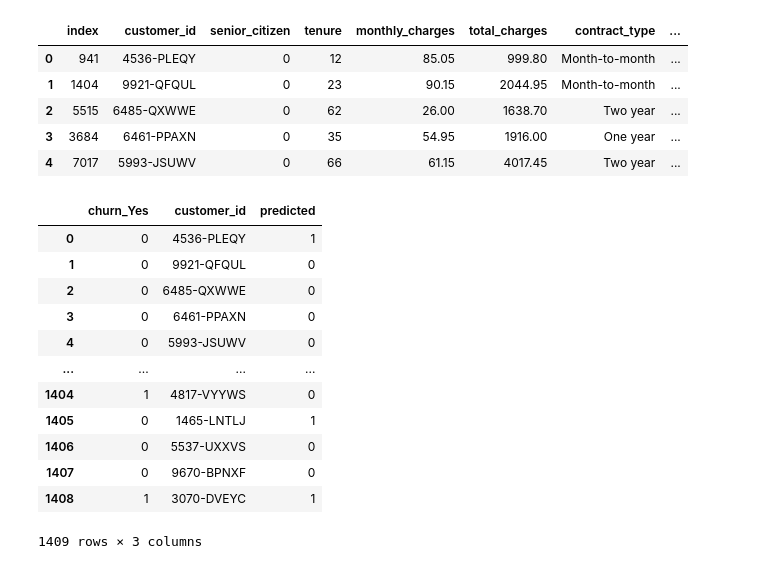
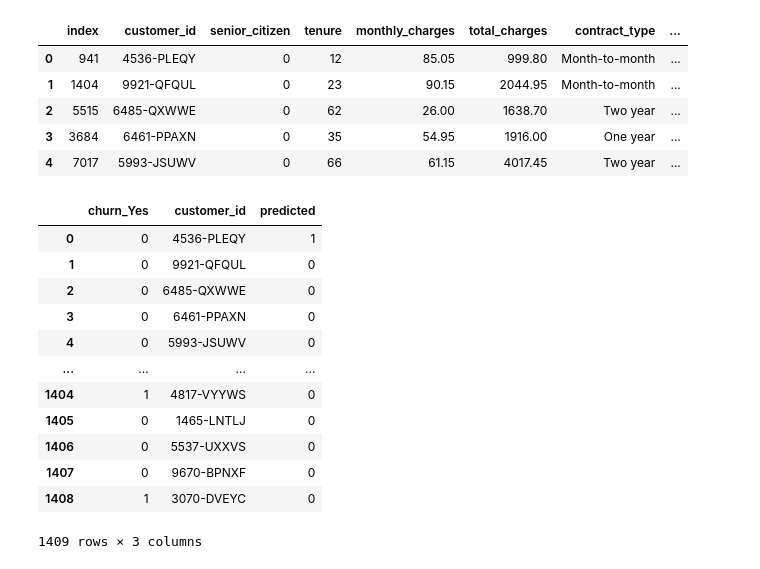
Before and after one commit to QinzhiChen/Classification-Project, a Jupyter notebook: Final_Report.ipynb, the cells around one changed output. Saved outputs shown, nothing was run; the diff lists cells and outputs as text; code cells hidden in the pictures.

```diff
--- a/Final_Report.ipynb
+++ b/Final_Report.ipynb
@@ -724,7 +724,8 @@ max_depth 15 has best outcome
 # Create Predictions.csv
 # %%
 # use imported function to create the best models and compare them between methods
-exp_mod.modeling(telco_x_train,telco_y_train,telco_x_validate,telco_y_validate)
+log_m,dec_m,ranfor_m,knn_m=exp_mod.modeling(telco_x_train,telco_y_train,telco_x_validate,telco_y_validate)
+log_m,dec_m,ranfor_m,knn_m
 # %% [output]
 LogisticRegression(random_state=123)
 
@@ -750,7 +751,7 @@ weighted avg       0.75      0.77      0.75      1409
 # %%
 # use the best method for our test dataset, and the accuracy is 78%
 actual_test = telco_y_test
-pred_test = log_model.predict(telco_x_test)
+pred_test = ranfor_m.predict(telco_x_test)
 print(classification_report(actual_test, pred_test))
 # %% [output]
               precision    recall  f1-score   support
@@ -770,9 +771,9 @@ ConfusionMatrixDisplay(confusion_matrix(actual_test,pred_test),display_labels=rf
 # %%
 # predict the dataset with our random forest model
-prob_test = rand_model.predict_proba(telco_x_test)
+prob_test = ranfor_m.predict_proba(telco_x_test)
 # %%
 # create a probability dataframe
-prob_df = pd.DataFrame(prob_test, columns=rand_model.classes_.tolist())
+prob_df = pd.DataFrame(prob_test, columns=ranfor_m.classes_.tolist())
 prob_df.head()
 # %% [output]
 |  | 0 | 1 |
@@ -816,19 +817,19 @@ test_prob_df.head()
 | 4 | 7017 | 5993-JSUWV | 0 | 66 | 61.15 | 4017.45 | Two year | ... |
 # %%
 # retrive columns of interest
-csv_df = test_prob_df[['churn_Yes', 'customer_id','predicted']]
-csv_df
+telco_csv_df = test_prob_df[['churn_Yes', 'customer_id','predicted']]
+telco_csv_df
 # %% [output]
 |  | churn_Yes | customer_id | predicted |
 | 0 | 0 | 4536-PLEQY | 1 |
 | 1 | 0 | 9921-QFQUL | 0 |
 | 2 | 0 | 6485-QXWWE | 0 |
 | 3 | 0 | 6461-PPAXN | 0 |
 | 4 | 0 | 5993-JSUWV | 0 |
 | ... | ... | ... | ... |
 | 1404 | 1 | 4817-VYYWS | 0 |
-| 1405 | 0 | 1465-LNTLJ | 1 |
+| 1405 | 0 | 1465-LNTLJ | 0 |
 | 1406 | 0 | 5537-UXXVS | 0 |
 | 1407 | 0 | 9670-BPNXF | 0 |
-| 1408 | 1 | 3070-DVEYC | 1 |
+| 1408 | 1 | 3070-DVEYC | 0 |
 1409 rows × 3 columns
```
Also changed, not shown: parts of 7 cells of this notebook, 1 other file.
